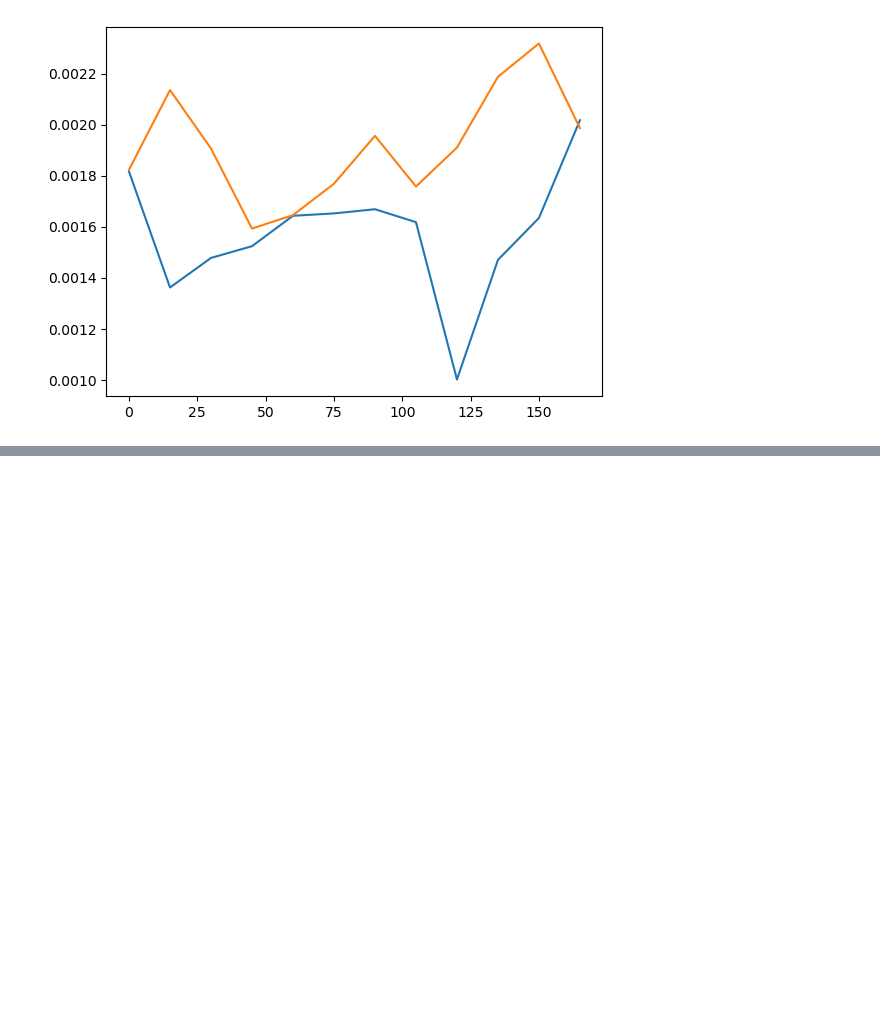
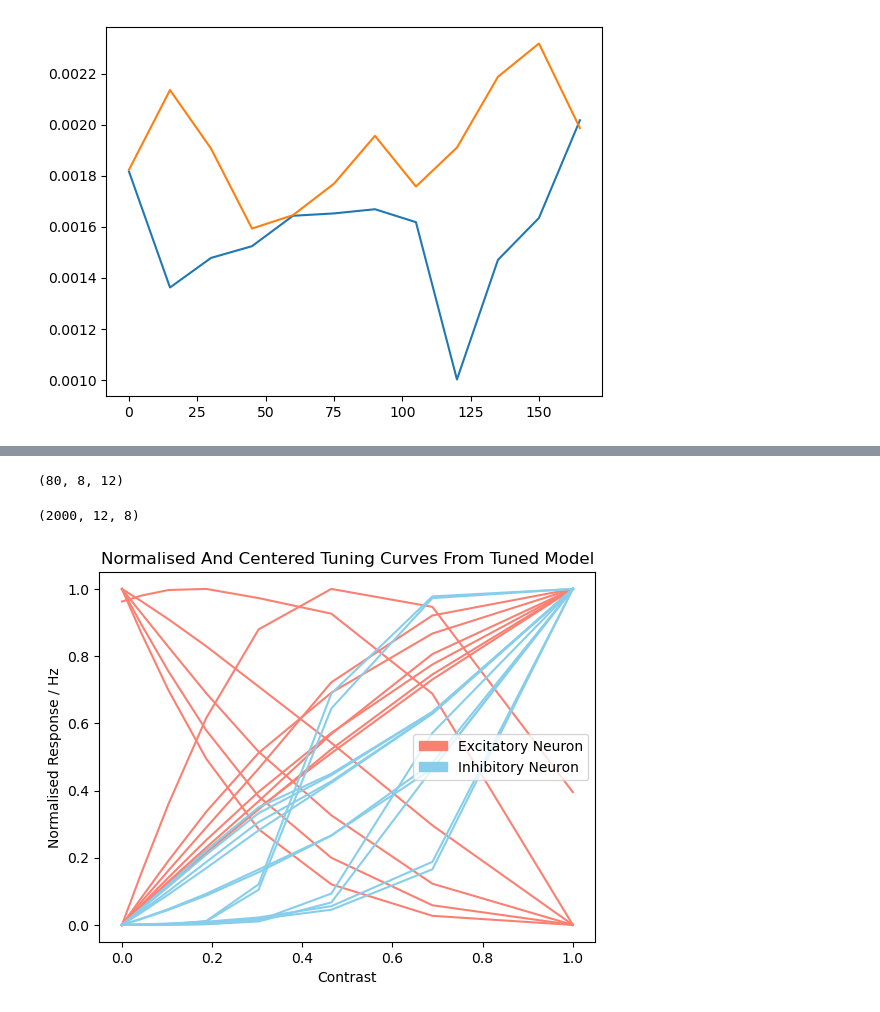
Before and after one commit to paopaoch/Mouse-V1, a Jupyter notebook: mouse.ipynb, the cells around one changed output, grey strips where cells are left out. Drawn from its saved outputs; the diff is of its cells as text; code cells hidden in the pictures; blank space fills up the shorter version.

```diff
--- a/mouse.ipynb
+++ b/mouse.ipynb
@@ -148,0 +252,34 @@ len(result_array[0:50][None, :, :, :])
+# %%
+result_array.shape
+# %% [output]
+(80, 8, 12)
+# %%
+result_array_con = result_array.transpose((0, 2, 1))
+preds_array_con = preds_array.transpose((0, 2, 1))
+# %%
+preds_array_con.shape
+# %% [output]
+(2000, 12, 8)
+# %%
+# indexes = [300, 488, 699, 966]
+indexes = [550, 1951]
+# indexes = [500, 600, 800, 856]
+colors = ["salmon", "skyblue", "seagreen", "khaki", "mediumslateblue"]
+
+for i, color in zip(indexes, colors):
+    for j in range(12):
+        y = preds_array_con[i][j]
+        max_val = max(y)
+        min_val = min(y)
+        plt.plot(unique_contrast, (y - min_val) / (max_val - min_val), color=color)
+        # plt.plot(unique_contrast, y)
+
+plt.title("Normalised And Centered Tuning Curves From Tuned Model")
+plt.xlabel("Contrast")
+plt.ylabel("Normalised Response / Hz")
+red_patch = mpatches.Patch(color='salmon', label='Excitatory Neuron')
+blue_patch = mpatches.Patch(color='skyblue', label='Inhibitory Neuron')
+plt.legend(handles=[red_patch, blue_patch])
+plt.show()
+# %% [output]
+[figure, added]
```
Also changed, not shown: parts of 17 cells of this notebook, 2 other files.
